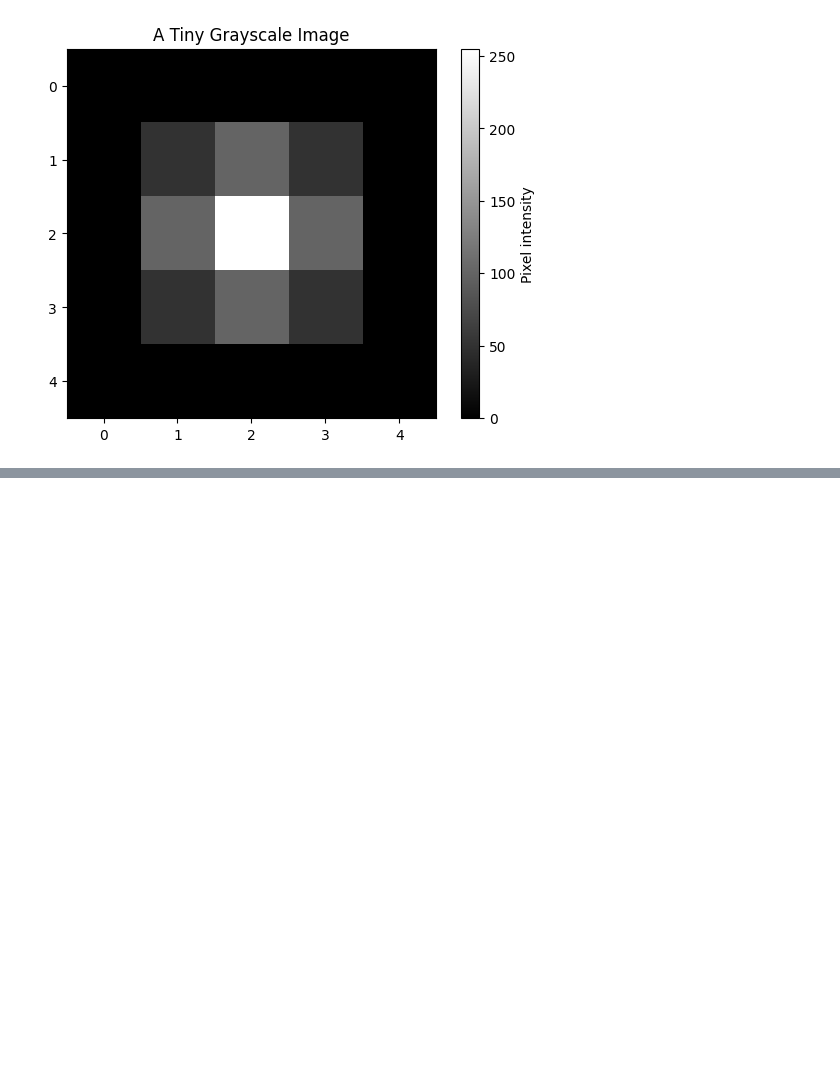
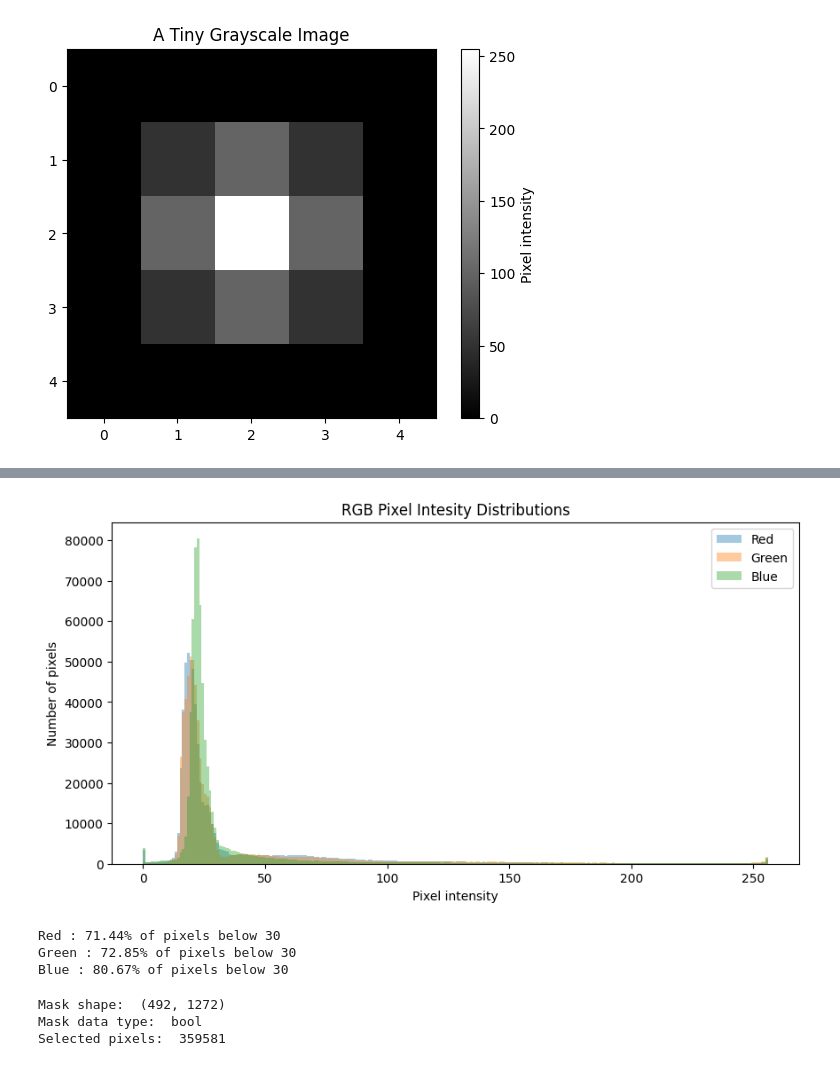
Before and after one commit to AishaEvering/CellScope, a Jupyter notebook: notebooks/01_exploring_microscopy.ipynb, the cells around one changed output, grey strips where cells are left out. Drawn from its saved outputs; the diff is of its cells as text; code cells hidden in the pictures; blank space fills up the shorter version.

```diff
--- a/notebooks/01_exploring_microscopy.ipynb
+++ b/notebooks/01_exploring_microscopy.ipynb
@@ -29,0 +88,5 @@ plt.show()
+# %%
+# Seperate the RGB channels
+red = image[:, :, 0]
+green = image[:, :, 1]
+blue = image[:, :, 2]
@@ -29,0 +115,15 @@ plt.show()
+# %%
+# Calculate intensity statistics for each RGB channel
+channels = {
+    "Red": red,
+    "Green": green,
+    "Blue": blue
+}
+
+for name, channel in channels.items():
+    print(f"{name} Channel: ")
+    print(f" Min: {channel.min()}")
+    print(f" Max: {channel.max()}")
+    print(f" Mean: {channel.mean():.2f}")
+    print(f" Std: {channel.std():.2f}")
+    print()
@@ -29,0 +151,21 @@ plt.show()
+# %%
+# Visualize the intensity distributions
+fig, ax = plt.subplots(figsize=(10, 5))
+
+for name, channel in channels.items():
+    ax.hist(
+        channel.ravel(), #change 2 dim channel to 1 dim view to build histogram
+        bins=256,
+        range=(0, 256),
+        alpha=0.4,
+        label=name
+    )
+
+ax.set_xlabel("Pixel intensity")
+ax.set_ylabel("Number of pixels")
+ax.set_title("RGB Pixel Intesity Distributions")
+ax.legend()
+
+plt.show()
+# %% [output]
+[figure, added]
@@ -29,0 +175,13 @@ plt.show()
+# %%
+# Compare how many pixels fall into a dark intensity range
+for name, channel in channels.items():
+    dark_pixels = np.count_nonzero(channel < 30)
+    total_pixels = channel.size
+
+    percentage = (dark_pixels / total_pixels) * 100
+
+    print(f"{name} : {percentage:.2f}% of pixels below 30")
+# %% [output]
+Red : 71.44% of pixels below 30
+Green : 72.85% of pixels below 30
+Blue : 80.67% of pixels below 30
@@ -29,0 +191,12 @@ plt.show()
+# %%
+# Create a mask for green-channel pixels above a threshold
+threshold = 20
+green_mask = green > threshold
+
+print("Mask shape: ", green_mask.shape)
+print("Mask data type: ", green_mask.dtype)
+print("Selected pixels: ", np.count_nonzero(green_mask))
+# %% [output]
+Mask shape:  (492, 1272)
+Mask data type:  bool
+Selected pixels:  359581
```
Also changed, not shown: parts of 24 cells of this notebook, 1 other file.
